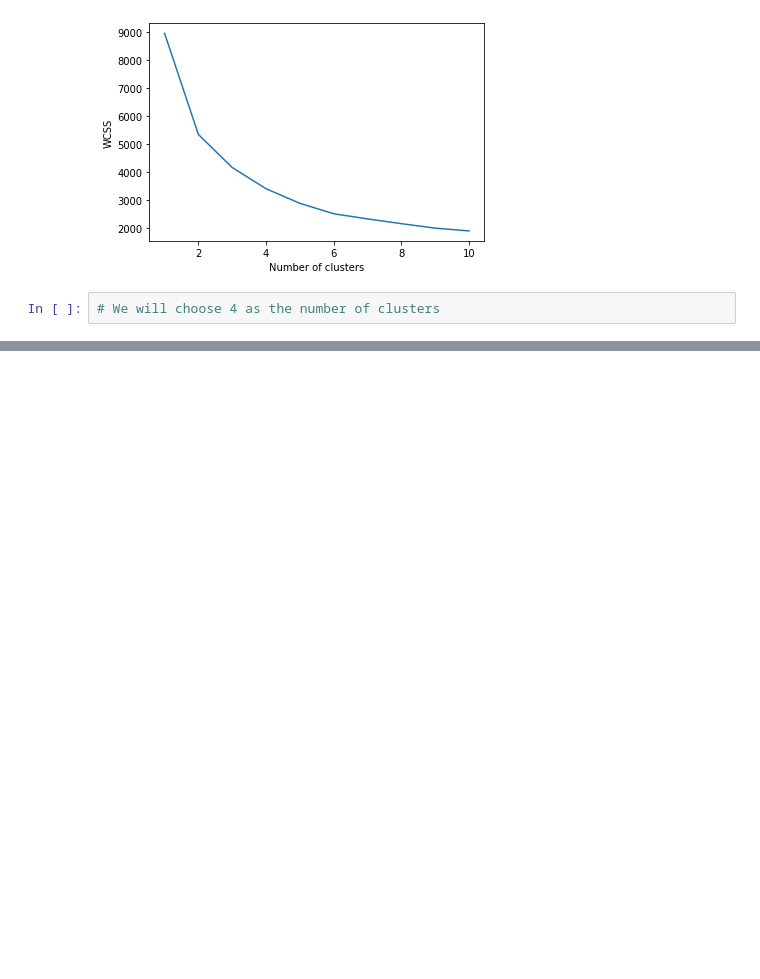
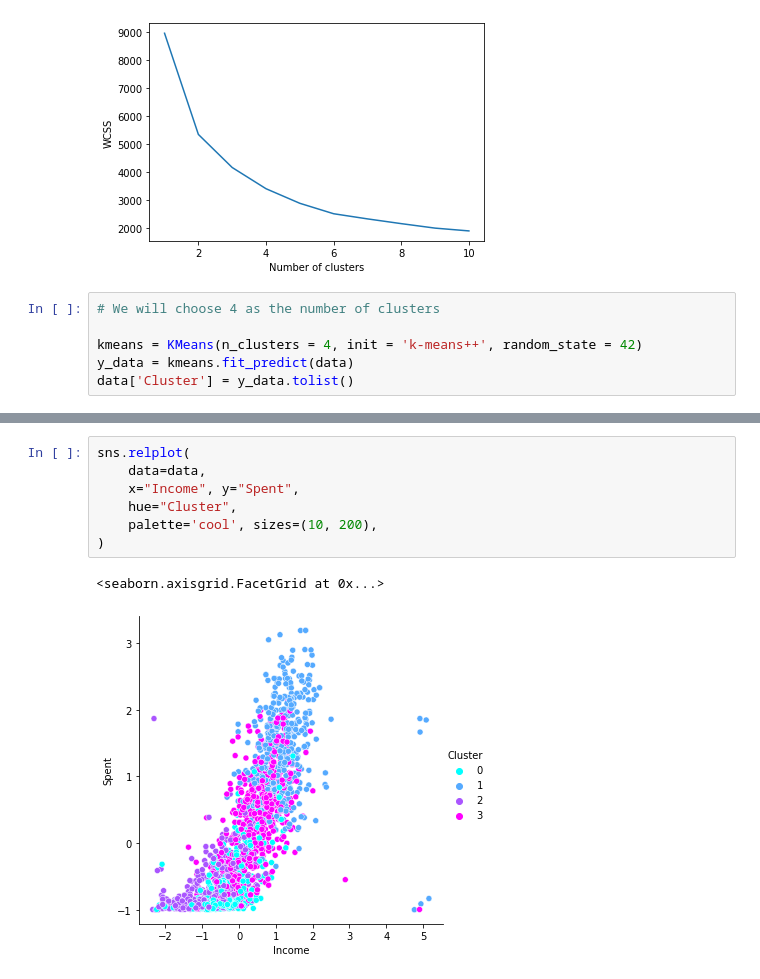
Before and after one commit to tomasz-te/Mini-Projects, a Jupyter notebook: Customer_personality.ipynb, the cells around one changed output, grey strips where cells are left out. Cells and saved outputs as stored; diff of their text form; blank space fills up the shorter version.

```diff
--- a/Customer_personality.ipynb
+++ b/Customer_personality.ipynb
@@ -304,3 +304,7 @@ plt.show()
 [figure]
 # %%
 # We will choose 4 as the number of clusters
+
+kmeans = KMeans(n_clusters = 4, init = 'k-means++', random_state = 42)
+y_data = kmeans.fit_predict(data)
+data['Cluster'] = y_data.tolist()
@@ -306,0 +320,10 @@ plt.show()
+# %%
+sns.relplot(
+    data=data,
+    x="Income", y="Spent",
+    hue="Cluster",
+    palette='cool', sizes=(10, 200),
+)
+# %% [output]
+<seaborn.axisgrid.FacetGrid at 0x...>
+[figure, added]
```
Also changed, not shown: parts of 2 cells of this notebook.
